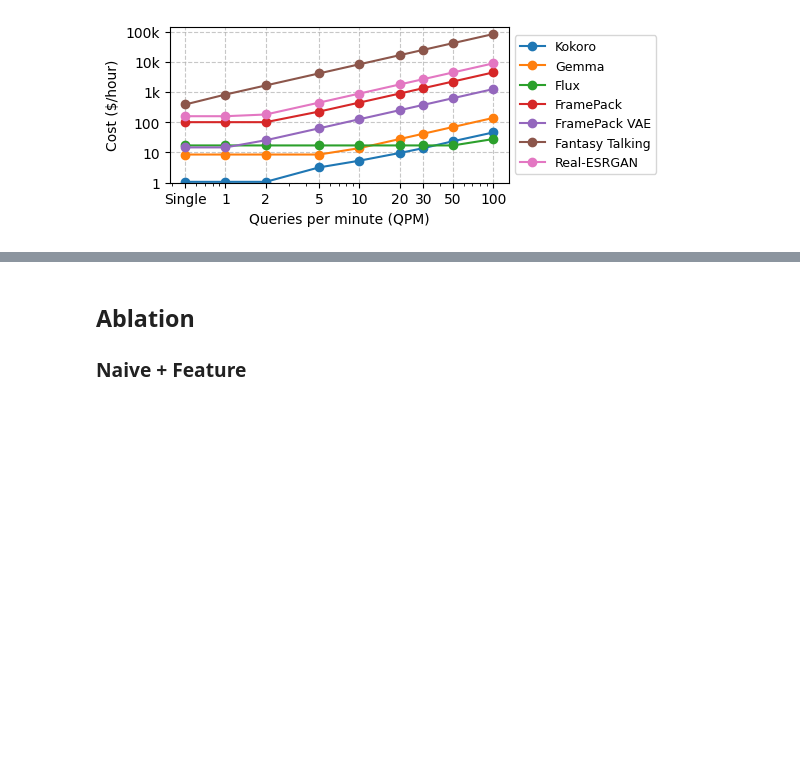
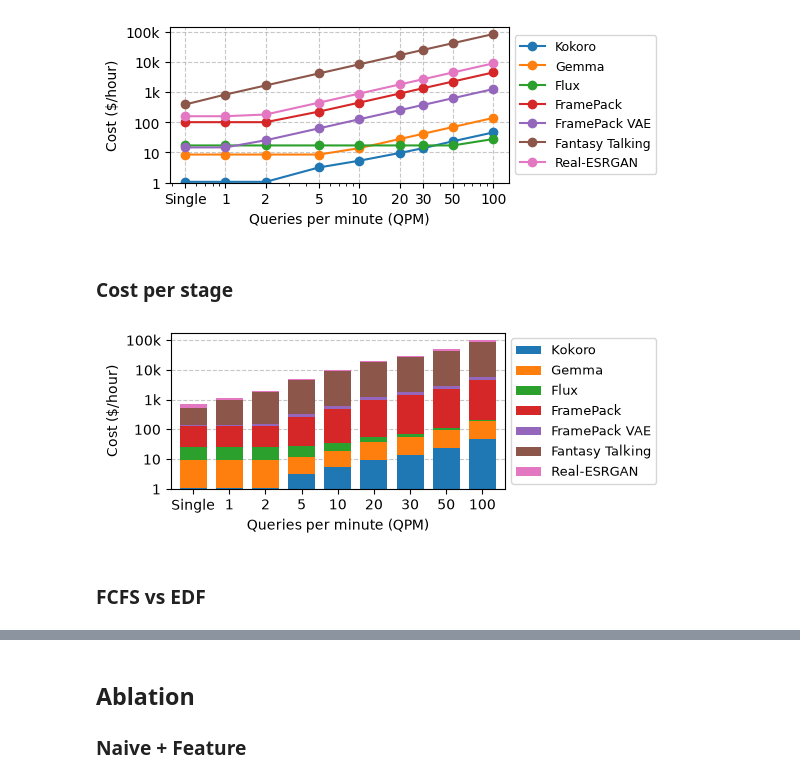
Before and after one commit to Azure/realtimevideogen, a Jupyter notebook: paper/figures.ipynb, the cells around one changed output, grey strips where cells are left out. Saved outputs shown, nothing was run; the diff lists cells and outputs as text; code cells hidden in the pictures; blank space fills up the shorter version.

```diff
--- a/paper/figures.ipynb
+++ b/paper/figures.ipynb
@@ -1328,3 +1362,5 @@ for file_format in FILE_FORMATS:
 plt.show()
 # %% [output]
 [figure]
+# %% [markdown]
+### Cost per stage
@@ -1330,0 +1416,10 @@ plt.show()
+# %%
+save_figure(
+    plot_eval_cost_qpm_barplot.plot_cost_qpm_barplot,
+    "eval_cost_qpm_barplot",
+    data_path=DATA_FOLDER / "provisioning_qpm.csv",
+)
+# %% [output]
+[figure, added]
+# %% [markdown]
+### FCFS vs EDF
```
Also changed, not shown: parts of 35 cells of this notebook, 25 other files.
